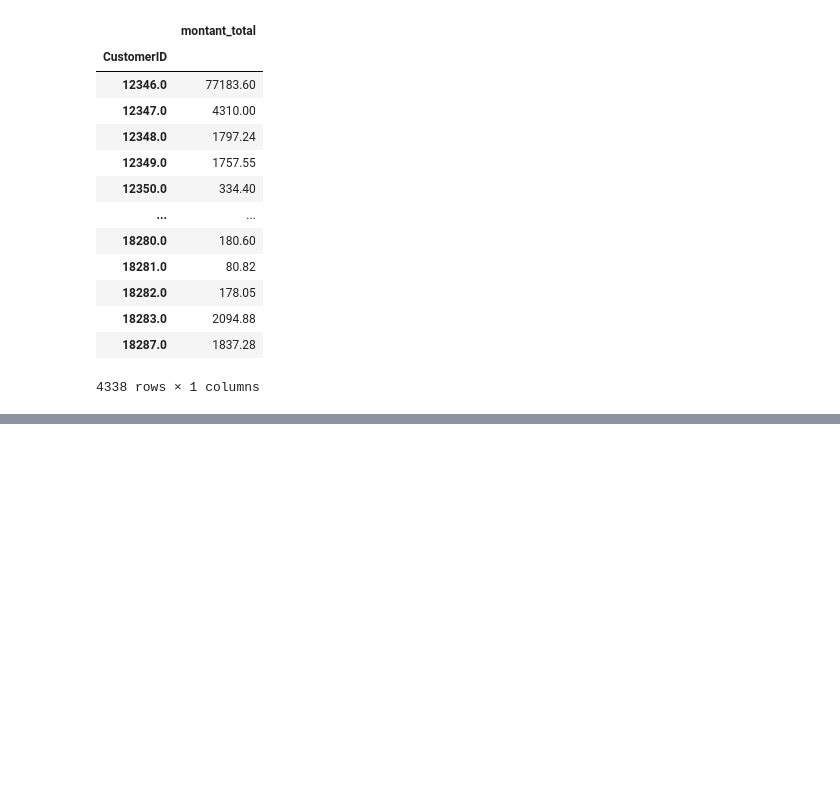
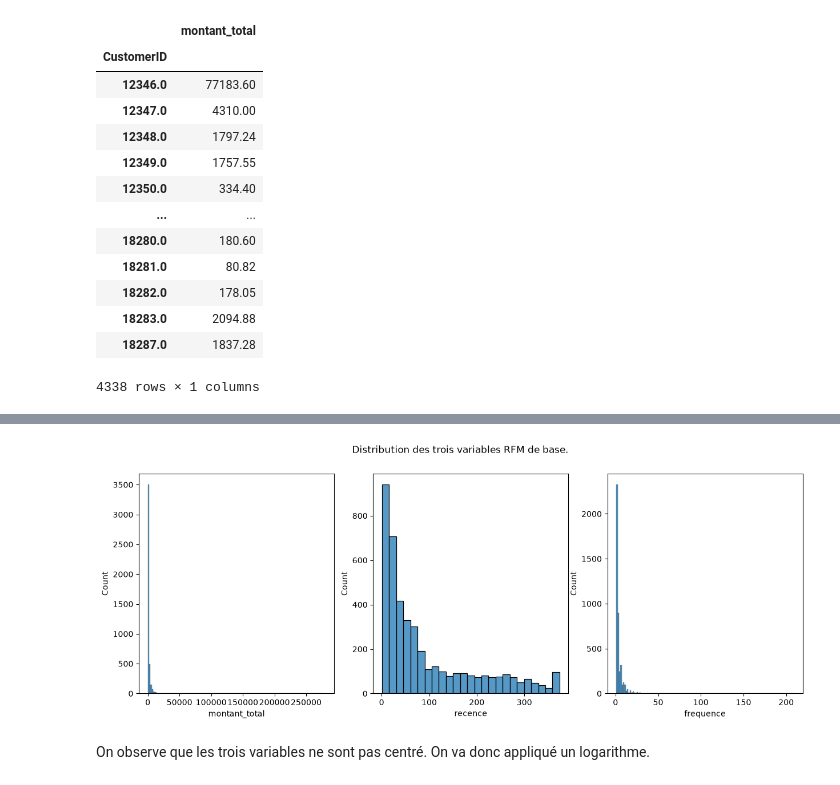
Before and after one commit to fmazur57u/Projet-Kmeans-et-spectral-clustering, a Jupyter notebook: Kmeans_spectral_clustering.ipynb, the cells around one changed output, grey strips where cells are left out. Saved outputs shown, nothing was run; the diff lists cells and outputs as text; code cells hidden in the pictures; blank space fills up the shorter version.

Commit message:
Ajout de variable

```diff
--- a/Kmeans_spectral_clustering.ipynb
+++ b/Kmeans_spectral_clustering.ipynb
@@ -408,5 +112,0 @@ data
-# %%
-nb_produits_distincts = df.groupby("CustomerID")["StockCode"].nunique()
-
-data["nb_produits_distincts"] = nb_produits_distincts
-data
@@ -488,7 +112,0 @@ On observe qu'il n'y a pas trop de séparation et que chaue variable ont une dis
-# %%
-import numpy as np
-
-data[data.select_dtypes(include="number").columns] = np.log1p(
-    data[data.select_dtypes(include="number").columns]
-)
-data
@@ -869,0 +113,10 @@ L’association des deux sélections permet ainsi de représenter :
+# %%
+from datetime import timedelta
+
+recence = (
+    df["InvoiceDate"].max()
+    - df.groupby("CustomerID")["InvoiceDate"].max()
+    + timedelta(days=1)
+).dt.days
+data["recence"] = recence
+data
@@ -869,0 +138,3 @@ L’association des deux sélections permet ainsi de représenter :
+# %%
+data["frequence"] = df.groupby("CustomerID")["InvoiceNo"].nunique()
+data
@@ -869,0 +156,14 @@ L’association des deux sélections permet ainsi de représenter :
+# %%
+import seaborn as sns
+
+fig, ax = plt.subplots(1, 3)
+fig.set_size_inches(15, 5)
+plt.suptitle("Distribution des trois variables RFM de base.")
+sns.histplot(data, x="montant_total", ax=ax[0])
+sns.histplot(data, x="recence", ax=ax[1])
+sns.histplot(data, x="frequence", ax=ax[2])
+plt.show()
+# %% [output]
+[figure, added]
+# %% [markdown]
+On observe que les trois variables ne sont pas centré. On va donc appliqué un logarithme.
```
Also changed, not shown: parts of 53 cells of this notebook.
